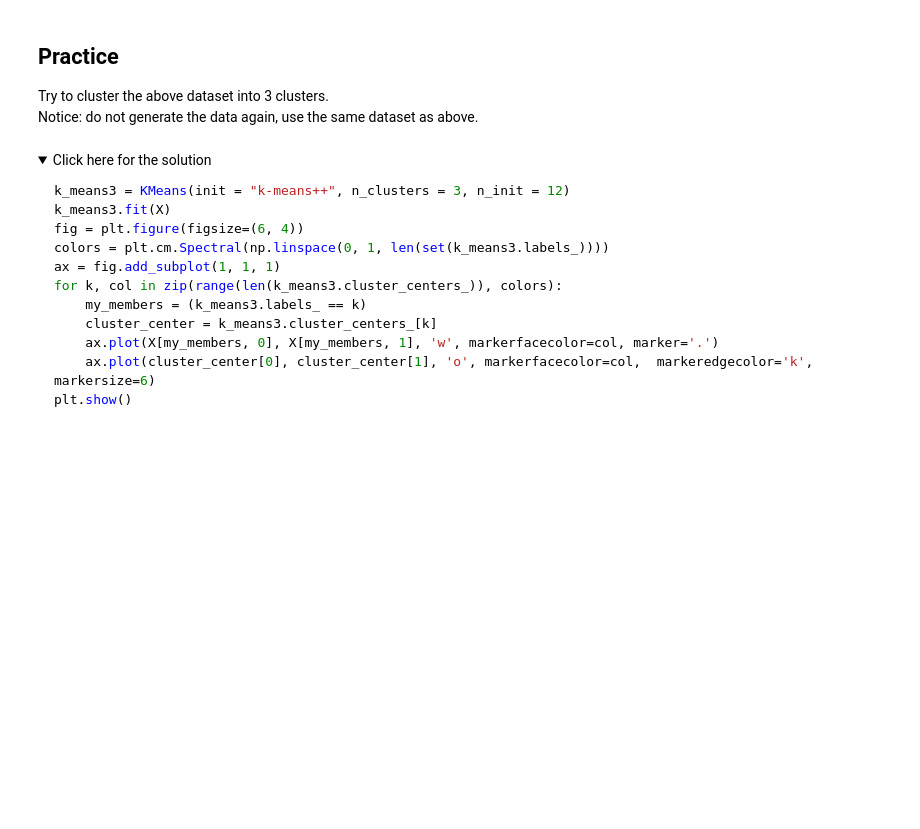
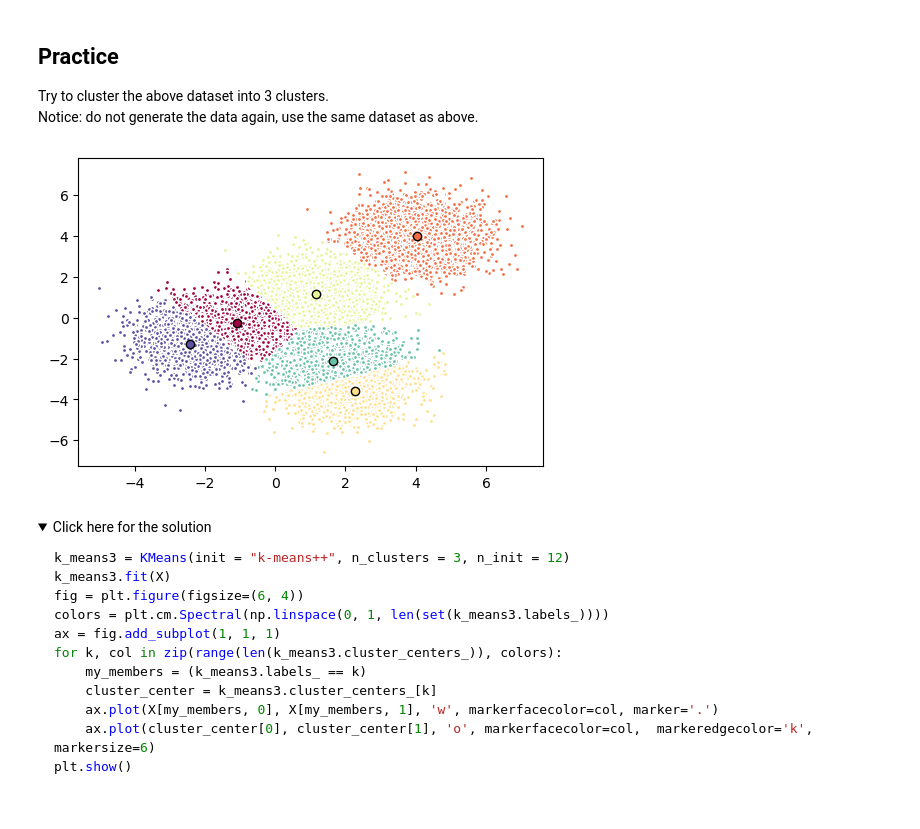
Before and after one commit to jlang62/machine-learning-exercises, a Jupyter notebook: lectures/Lecture_7_K-Means_Customer_Segmentation.ipynb, the cells around one changed output. Saved outputs shown, nothing was run; the diff lists cells and outputs as text; code cells hidden in the pictures; folded sections open; blank space fills up the shorter version.

Commit message:
k means clustering done

```diff
--- a/lectures/Lecture_7_K-Means_Customer_Segmentation.ipynb
+++ b/lectures/Lecture_7_K-Means_Customer_Segmentation.ipynb
@@ -70,6 +82,6 @@ Next we will be making <i> random clusters </i> of points by using the <b> make_
     <ul> <li> The integer labels for cluster membership of each sample. </li> </ul>
 </ul>
 # %%
-X, y = make_blobs(n_samples=5000, centers=[[4,4], [-2, -1], [2, -3], [1, 1]], cluster_std=0.7)
+X, y = make_blobs(n_samples=10000, centers=[[4,4], [-2, -1], [2, -3], [1, 1]], cluster_std=0.9)
 # %% [markdown]
 Display the scatter plot of the randomly generated data.
@@ -172,17 +218,19 @@ Notice: do not generate the data again, use the same dataset as above.
 # %%
 # write your code here
 
-k_means3 = KMeans(init = "k-means++", n_clusters = 3, n_init = 12)
+k_means3 = KMeans(init = "k-means++", n_clusters = 6, n_init = 12)
 k_means3.fit(X)
 fig = plt.figure(figsize=(6, 4))
 colors = plt.cm.Spectral(np.linspace(0, 1, len(set(k_means3.labels_))))
 ax = fig.add_subplot(1, 1, 1)
 for k, col in zip(range(len(k_means3.cluster_centers_)), colors):
     my_members = (k_means3.labels_ == k)
     cluster_center = k_means3.cluster_centers_[k]
     ax.plot(X[my_members, 0], X[my_members, 1], 'w', markerfacecolor=col, marker='.')
     ax.plot(cluster_center[0], cluster_center[1], 'o', markerfacecolor=col,  markeredgecolor='k', markersize=6)
 plt.show()
+# %% [output]
+[figure, added]
 # %% [markdown]
 <details><summary>Click here for the solution</summary>
 
```
Also changed, not shown: parts of 30 cells of this notebook.
